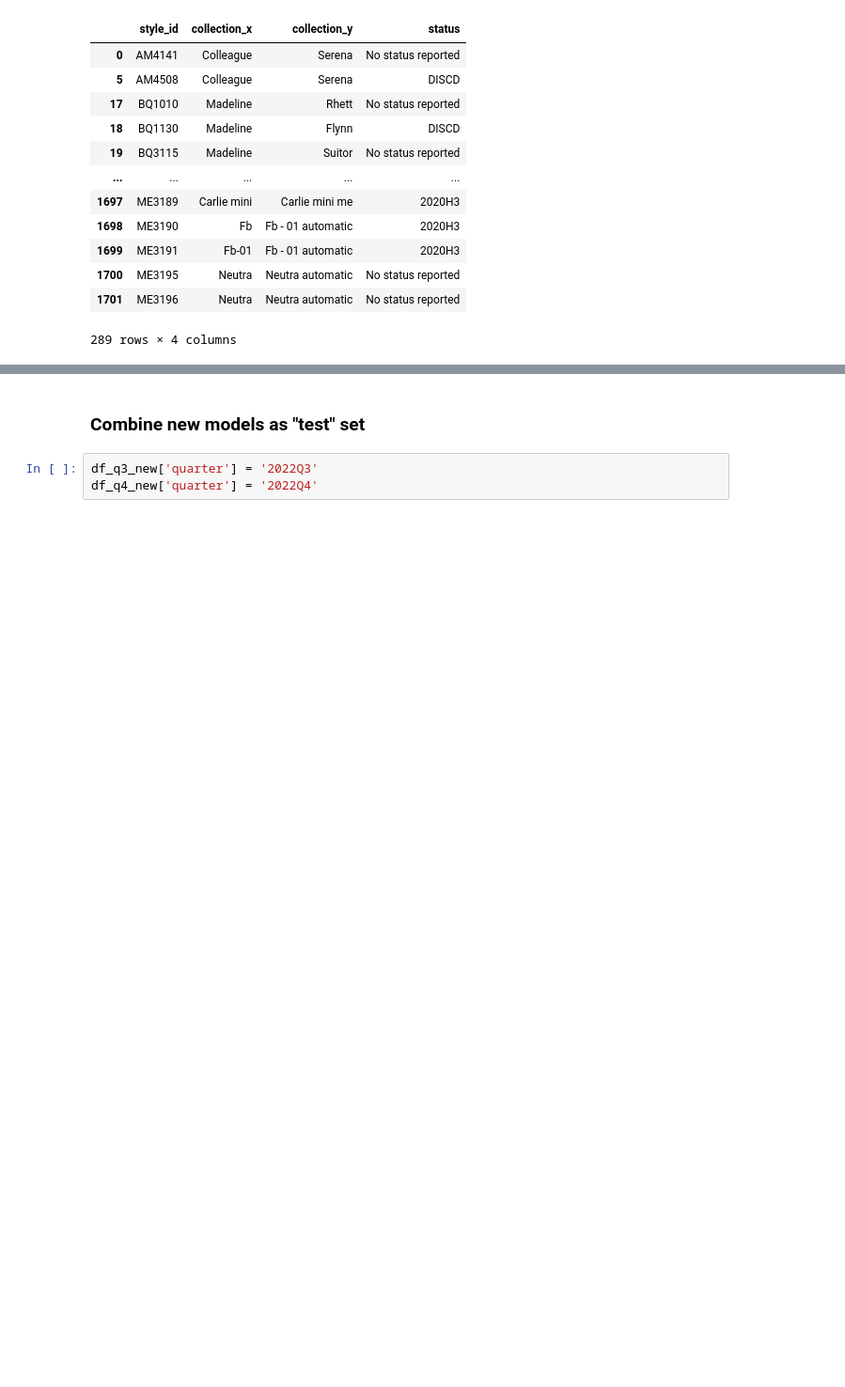
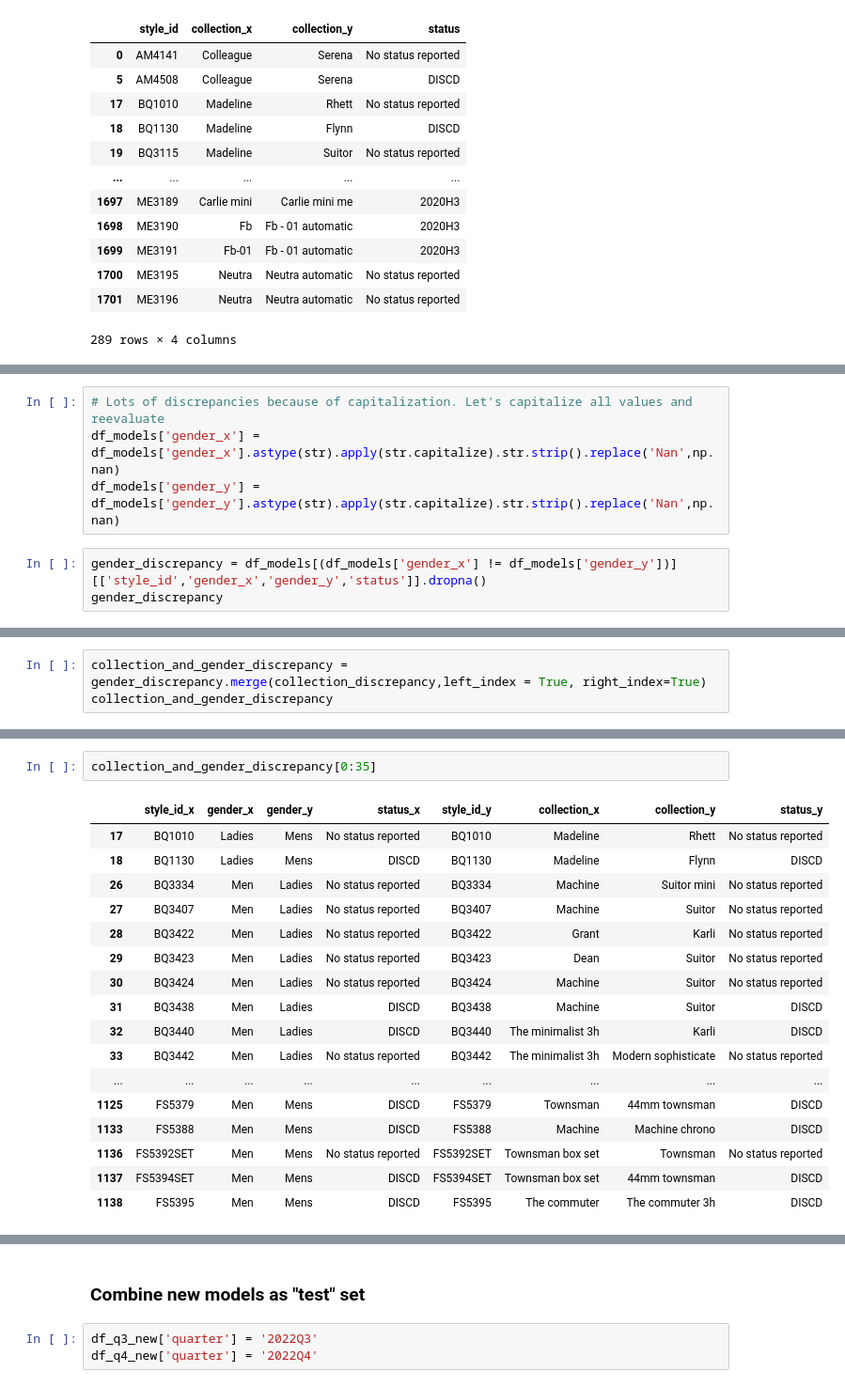
Before and after one commit to vmorenocosta/project-capstone-watch-sales, a Jupyter notebook: code/01_data_cleaning.ipynb, the cells around one changed output, grey strips where cells are left out. Shown at 94% size. Saved outputs shown, nothing was run; the diff lists cells and outputs as text; blank space fills up the shorter version.

```diff
--- a/code/01_data_cleaning.ipynb
+++ b/code/01_data_cleaning.ipynb
@@ -660,0 +761,7 @@ collection_discrepancy.replace(collection_replace_dict,1)
+# %%
+# Lots of discrepancies because of capitalization. Let's capitalize all values and reevaluate
+df_models['gender_x'] = df_models['gender_x'].astype(str).apply(str.capitalize).str.strip().replace('Nan',np.nan)
+df_models['gender_y'] = df_models['gender_y'].astype(str).apply(str.capitalize).str.strip().replace('Nan',np.nan)
+# %%
+gender_discrepancy = df_models[(df_models['gender_x'] != df_models['gender_y'])][['style_id','gender_x','gender_y','status']].dropna()
+gender_discrepancy
@@ -660,0 +791,3 @@ collection_discrepancy.replace(collection_replace_dict,1)
+# %%
+collection_and_gender_discrepancy = gender_discrepancy.merge(collection_discrepancy,left_index = True, right_index=True)
+collection_and_gender_discrepancy
@@ -660,0 +808,20 @@ collection_discrepancy.replace(collection_replace_dict,1)
+# %%
+collection_and_gender_discrepancy[0:35]
+# %% [output]
+|  | style_id_x | gender_x | gender_y | status_x | style_id_y | collection_x | collection_y | status_y |
+| 17 | BQ1010 | Ladies | Mens | No status reported | BQ1010 | Madeline | Rhett | No status reported |
+| 18 | BQ1130 | Ladies | Mens | DISCD | BQ1130 | Madeline | Flynn | DISCD |
+| 26 | BQ3334 | Men | Ladies | No status reported | BQ3334 | Machine | Suitor mini | No status reported |
+| 27 | BQ3407 | Men | Ladies | No status reported | BQ3407 | Machine | Suitor | No status reported |
+| 28 | BQ3422 | Men | Ladies | No status reported | BQ3422 | Grant | Karli | No status reported |
+| 29 | BQ3423 | Men | Ladies | No status reported | BQ3423 | Dean | Suitor | No status reported |
+| 30 | BQ3424 | Men | Ladies | No status reported | BQ3424 | Machine | Suitor | No status reported |
+| 31 | BQ3438 | Men | Ladies | DISCD | BQ3438 | Machine | Suitor | DISCD |
+| 32 | BQ3440 | Men | Ladies | DISCD | BQ3440 | The minimalist 3h | Karli | DISCD |
+| 33 | BQ3442 | Men | Ladies | No status reported | BQ3442 | The minimalist 3h | Modern sophisticate | No status reported |
+| ... | ... | ... | ... | ... | ... | ... | ... | ... |
+| 1125 | FS5379 | Men | Mens | DISCD | FS5379 | Townsman | 44mm townsman | DISCD |
+| 1133 | FS5388 | Men | Mens | DISCD | FS5388 | Machine | Machine chrono | DISCD |
+| 1136 | FS5392SET | Men | Mens | No status reported | FS5392SET | Townsman box set | Townsman | No status reported |
+| 1137 | FS5394SET | Men | Mens | DISCD | FS5394SET | Townsman box set | 44mm townsman | DISCD |
+| 1138 | FS5395 | Men | Mens | DISCD | FS5395 | The commuter | The commuter 3h | DISCD |
```
Also changed, not shown: parts of 103 cells of this notebook, 5 other files.
